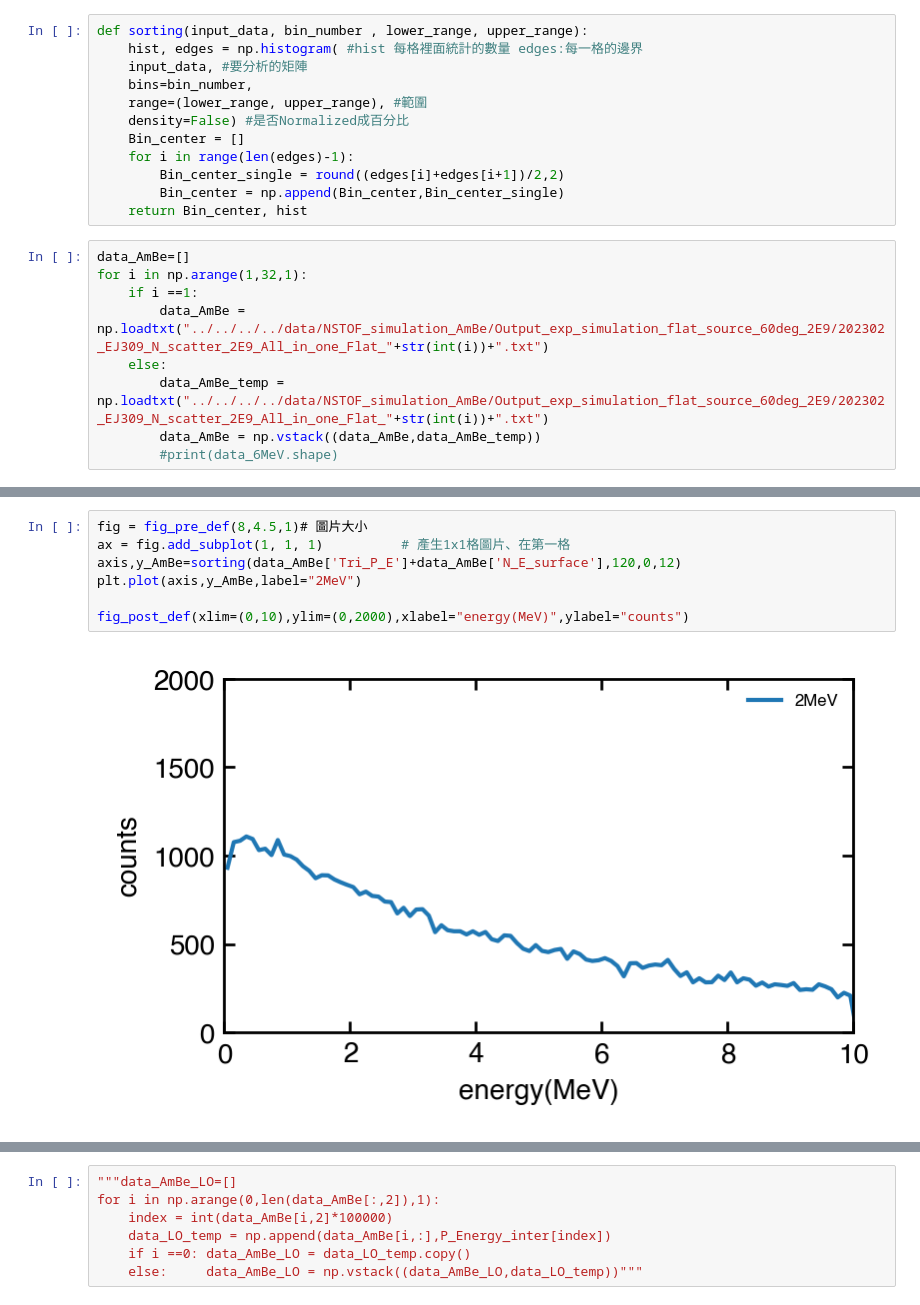
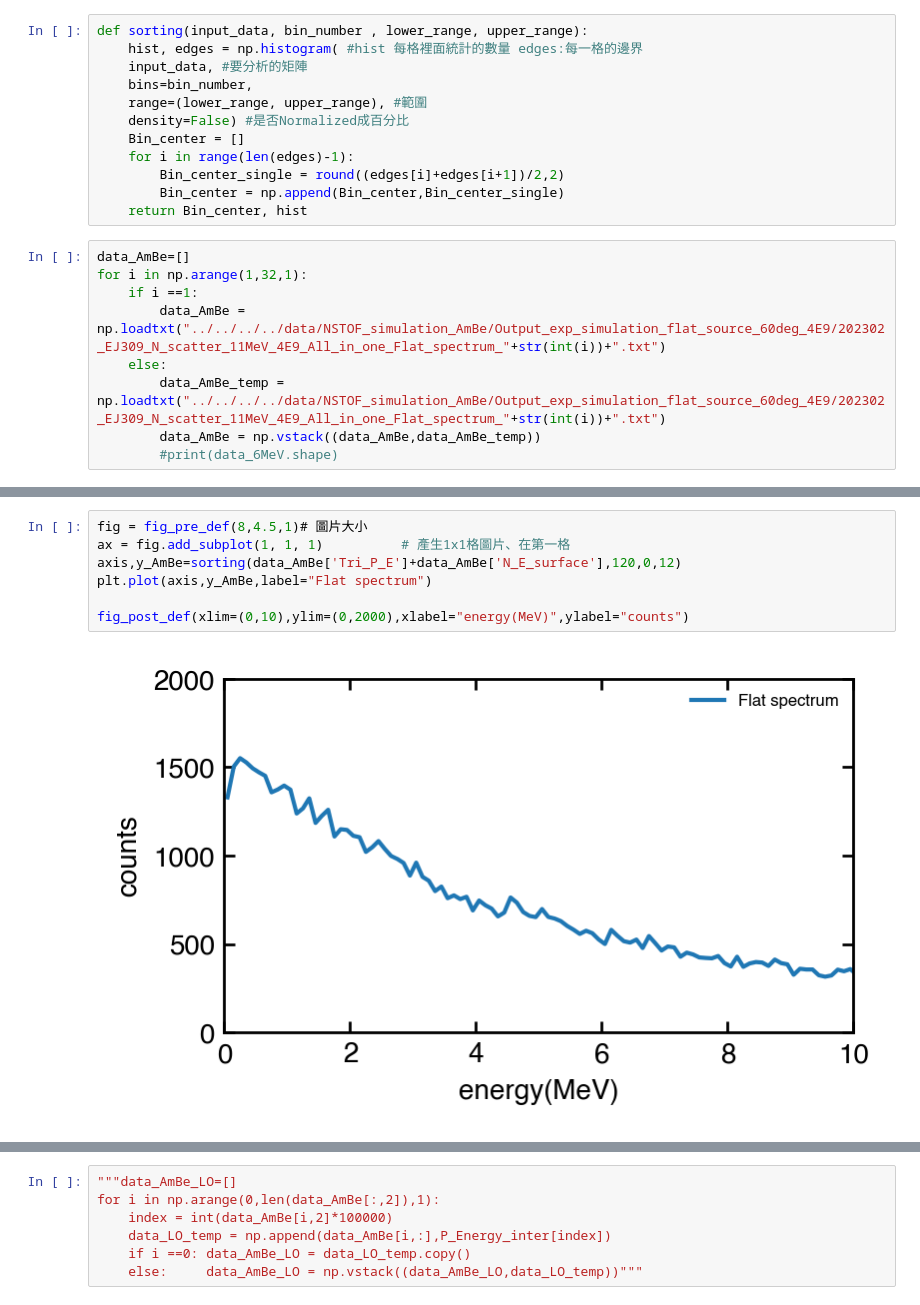
Before and after one commit to ShawnTHLIN/Neutron_research_code, a Jupyter notebook: AmBe/AmBe_neutron_scatter_TOF/Neutron_scatter_exp_simulation/Deg60_exp_simulation_flat_neutron.ipynb, the cells around one changed output, grey strips where cells are left out. Drawn from its saved outputs; the diff is of its cells as text.

```diff
--- a/AmBe/AmBe_neutron_scatter_TOF/Neutron_scatter_exp_simulation/Deg60_exp_simulation_flat_neutron.ipynb
+++ b/AmBe/AmBe_neutron_scatter_TOF/Neutron_scatter_exp_simulation/Deg60_exp_simulation_flat_neutron.ipynb
@@ -116,9 +116,9 @@ def sorting(input_data, bin_number , lower_range, upper_range):
 data_AmBe=[]
 for i in np.arange(1,32,1):
     if i ==1:
-        data_AmBe = np.loadtxt("../../../../data/NSTOF_simulation_AmBe/Output_exp_simulation_flat_source_60deg_2E9/202302_EJ309_N_scatter_2E9_All_in_one_Flat_"+str(int(i))+".txt")
+        data_AmBe = np.loadtxt("../../../../data/NSTOF_simulation_AmBe/Output_exp_simulation_flat_source_60deg_4E9/202302_EJ309_N_scatter_11MeV_4E9_All_in_one_Flat_spectrum_"+str(int(i))+".txt")
     else:
-        data_AmBe_temp = np.loadtxt("../../../../data/NSTOF_simulation_AmBe/Output_exp_simulation_flat_source_60deg_2E9/202302_EJ309_N_scatter_2E9_All_in_one_Flat_"+str(int(i))+".txt")
+        data_AmBe_temp = np.loadtxt("../../../../data/NSTOF_simulation_AmBe/Output_exp_simulation_flat_source_60deg_4E9/202302_EJ309_N_scatter_11MeV_4E9_All_in_one_Flat_spectrum_"+str(int(i))+".txt")
         data_AmBe = np.vstack((data_AmBe,data_AmBe_temp))
         #print(data_6MeV.shape)
 # %%
@@ -147,12 +147,12 @@ Core|| counts|| Lightoutput in trigger|| proton_energy intrigger|| neutron_energ
 # %%
 fig = fig_pre_def(8,4.5,1)# 圖片大小
 ax = fig.add_subplot(1, 1, 1)          # 產生1x1格圖片、在第一格
 axis,y_AmBe=sorting(data_AmBe['Tri_P_E']+data_AmBe['N_E_surface'],120,0,12)
-plt.plot(axis,y_AmBe,label="2MeV")
+plt.plot(axis,y_AmBe,label="Flat spectrum")
 
 fig_post_def(xlim=(0,10),ylim=(0,2000),xlabel="energy(MeV)",ylabel="counts")
 # %% [output]
-[figure, old version]
+[figure, new version]
 # %%
 
 data_AmBe_LO = data_AmBe.copy(deep=True)
```
Also changed, not shown: parts of 7 cells of this notebook, 3 other files.
